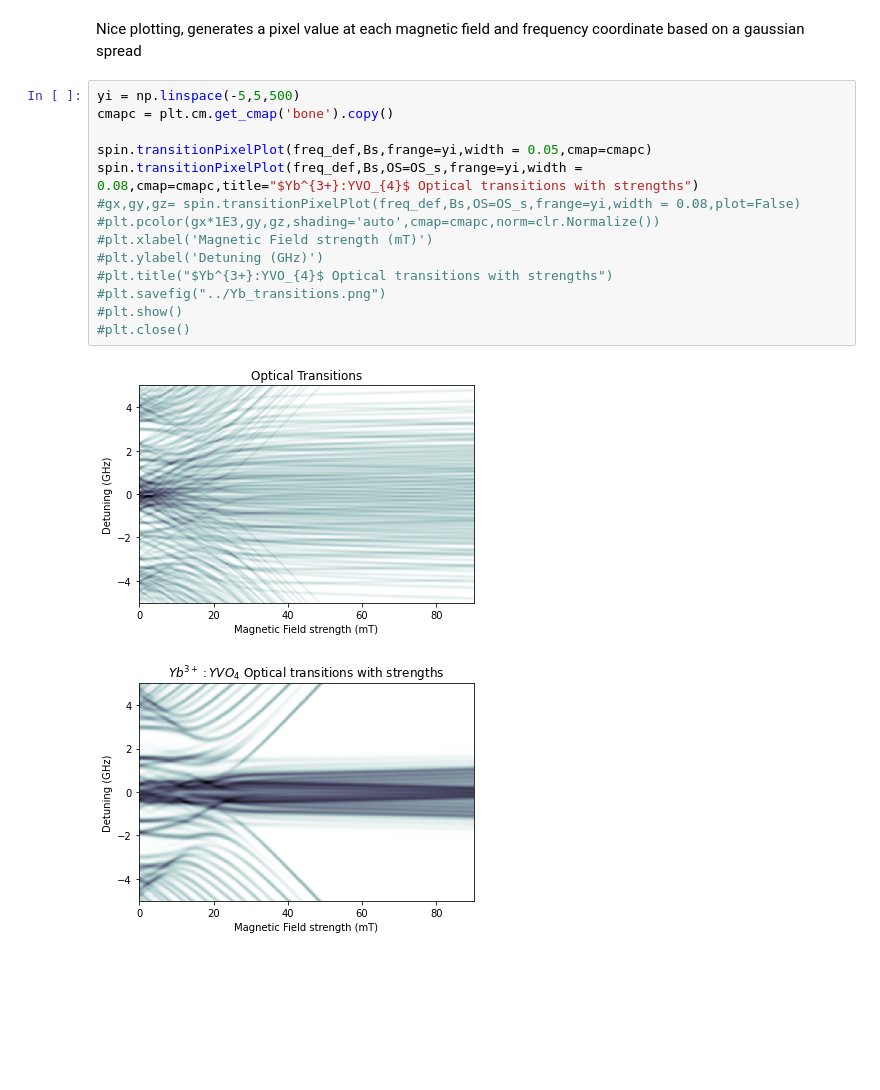
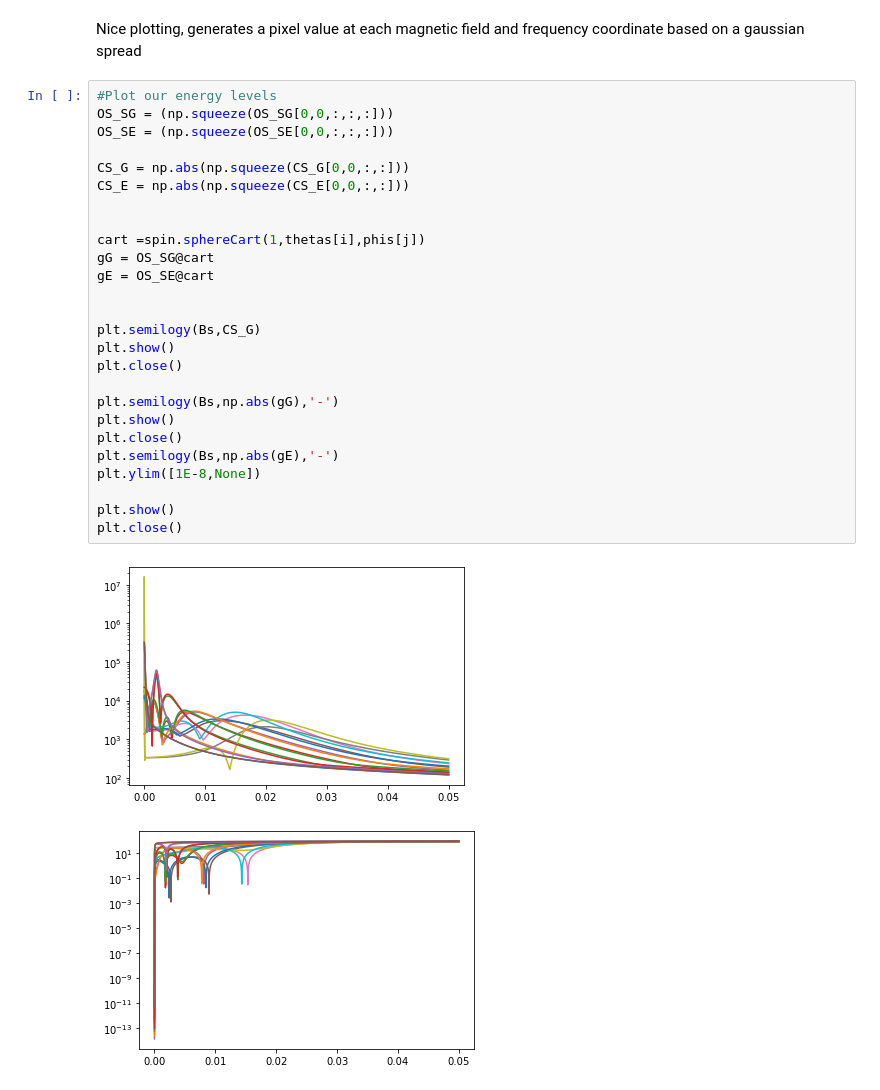
Before and after one commit to Quantum-Integration-Laboratory/qil_spin_Hamiltonian, a Jupyter notebook: Er_site_1.ipynb, the cells around one changed output. Saved outputs shown, nothing was run; the diff lists cells and outputs as text; blank space fills up the shorter version.

Commit message:
Working to recreate Jevon's curvature vs field plots

```diff
--- a/Er_site_1.ipynb
+++ b/Er_site_1.ipynb
@@ -157,19 +174,31 @@ OS_stack= np.real(np.hstack([OS_s,OS_s_SG,OS_s_SE]))
 # %% [markdown]
 Nice plotting, generates a pixel value at each magnetic field and frequency coordinate based on a gaussian spread
 # %%
-yi = np.linspace(-5,5,500)
-cmapc = plt.cm.get_cmap('bone').copy()
+#Plot our energy levels
+OS_SG = (np.squeeze(OS_SG[0,0,:,:,:]))
+OS_SE = (np.squeeze(OS_SE[0,0,:,:,:]))
 
-spin.transitionPixelPlot(freq_def,Bs,frange=yi,width = 0.05,cmap=cmapc)
-spin.transitionPixelPlot(freq_def,Bs,OS=OS_s,frange=yi,width = 0.08,cmap=cmapc,title="$Yb^{3+}:YVO_{4}$ Optical transitions with strengths")
-#gx,gy,gz= spin.transitionPixelPlot(freq_def,Bs,OS=OS_s,frange=yi,width = 0.08,plot=False)
-#plt.pcolor(gx*1E3,gy,gz,shading='auto',cmap=cmapc,norm=clr.Normalize())
-#plt.xlabel('Magnetic Field strength (mT)')
-#plt.ylabel('Detuning (GHz)')
-#plt.title("$Yb^{3+}:YVO_{4}$ Optical transitions with strengths")
-#plt.savefig("../Yb_transitions.png")
-#plt.show()
-#plt.close()
+CS_G = np.abs(np.squeeze(CS_G[0,0,:,:]))
+CS_E = np.abs(np.squeeze(CS_E[0,0,:,:]))
+
+
+cart =spin.sphereCart(1,thetas[i],phis[j])
+gG = OS_SG@cart
+gE = OS_SE@cart
+
+
+plt.semilogy(Bs,CS_G)
+plt.show()
+plt.close()
+
+plt.semilogy(Bs,np.abs(gG),'-')
+plt.show()
+plt.close()
+plt.semilogy(Bs,np.abs(gE),'-')
+plt.ylim([1E-8,None])
+
+plt.show()
+plt.close()
 # %% [output]
-[figure, old version]
+[figure, new version]
-[figure, old version]
+[figure, new version]
```
Also changed, not shown: parts of 6 cells of this notebook, 17 other files.
